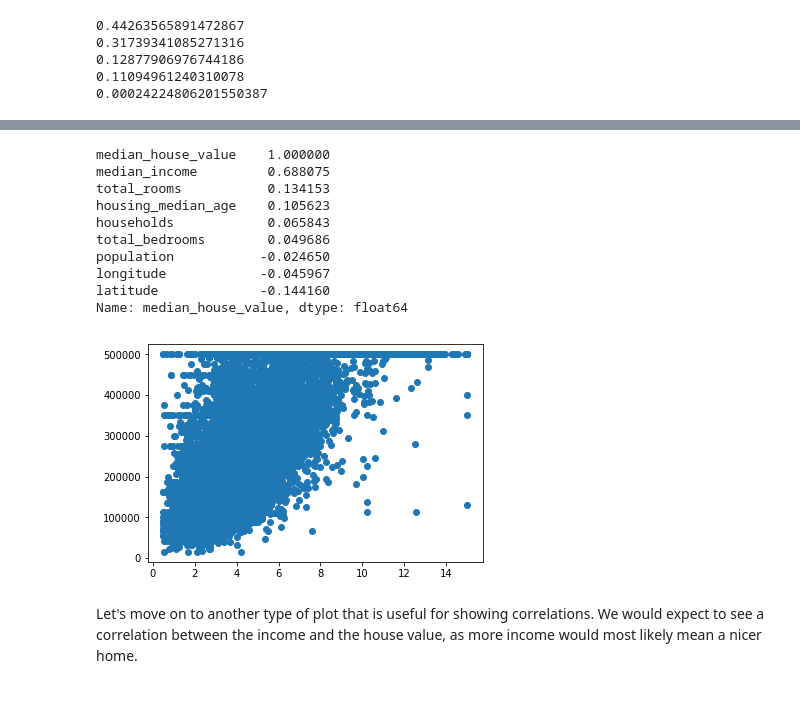
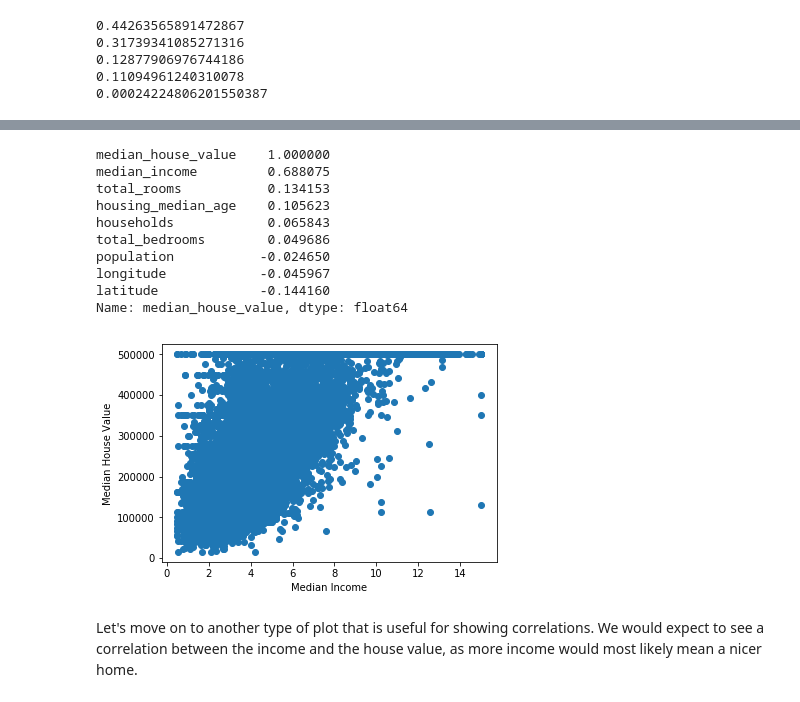
Before and after one commit to eringcox/housing_data, a Jupyter notebook: California_housing_viz.ipynb, the cells around one changed output, grey strips where cells are left out. Cells and saved outputs as stored; diff of their text form; code cells hidden in the pictures.

```diff
--- a/California_housing_viz.ipynb
+++ b/California_housing_viz.ipynb
@@ -131,22 +147,24 @@ plt.show()
 # %%
 #x,y for scatter plot
 plt.scatter(housing['median_income'],housing['median_house_value'])
+plt.xlabel('Median Income')
+plt.ylabel('Median House Value')
 
 #column heads and looking at similarities between features in descending
 #sometimes will want to use absolute values for correlation
 housing.corr()['median_house_value'].sort_values(ascending = False)
 # %% [output]
 median_house_value    1.000000
 median_income         0.688075
 total_rooms           0.134153
 housing_median_age    0.105623
 households            0.065843
 total_bedrooms        0.049686
 population           -0.024650
 longitude            -0.045967
 latitude             -0.144160
 Name: median_house_value, dtype: float64
-[figure, old version]
+[figure, new version]
 # %% [markdown]
 Let's  move on to another type of plot that is useful for showing correlations. We would expect to see a correlation between the income and the house value, as more income would most likely mean a nicer home.
 # %%
```
Also changed, not shown: parts of 6 cells of this notebook, 1 other file.
